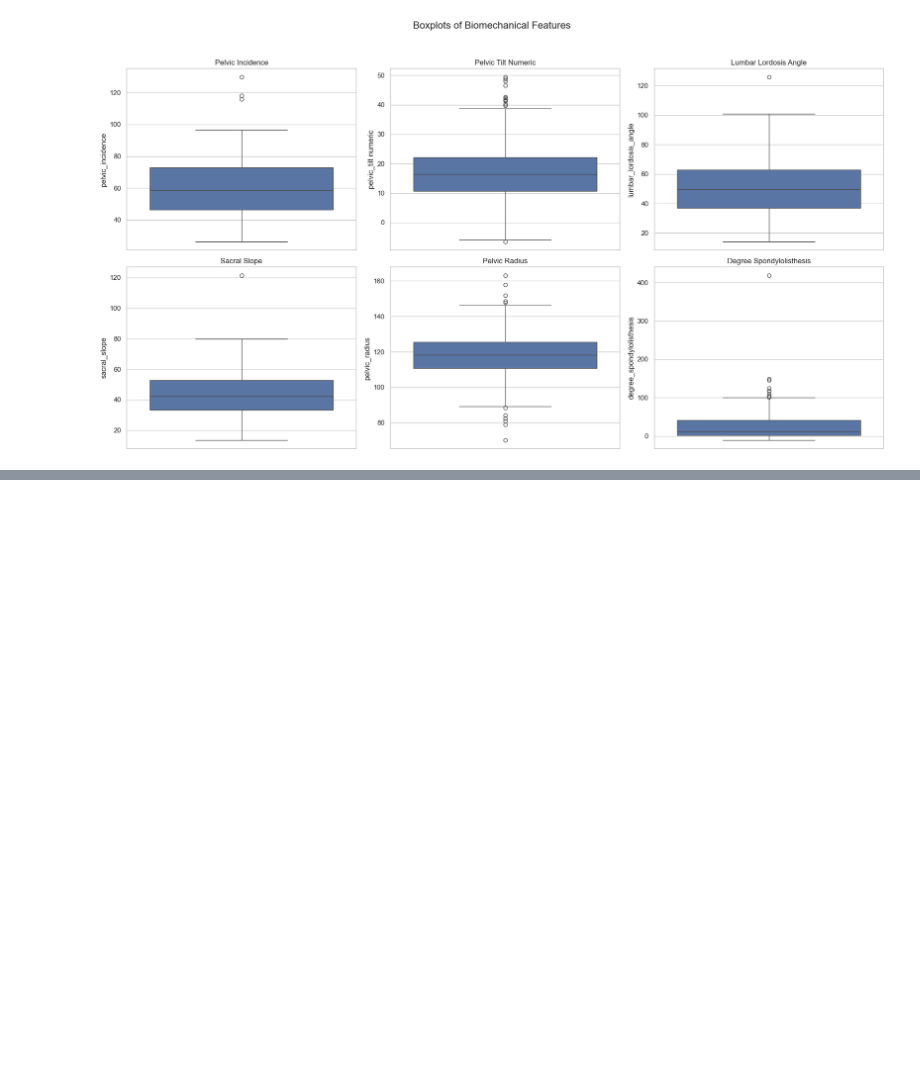
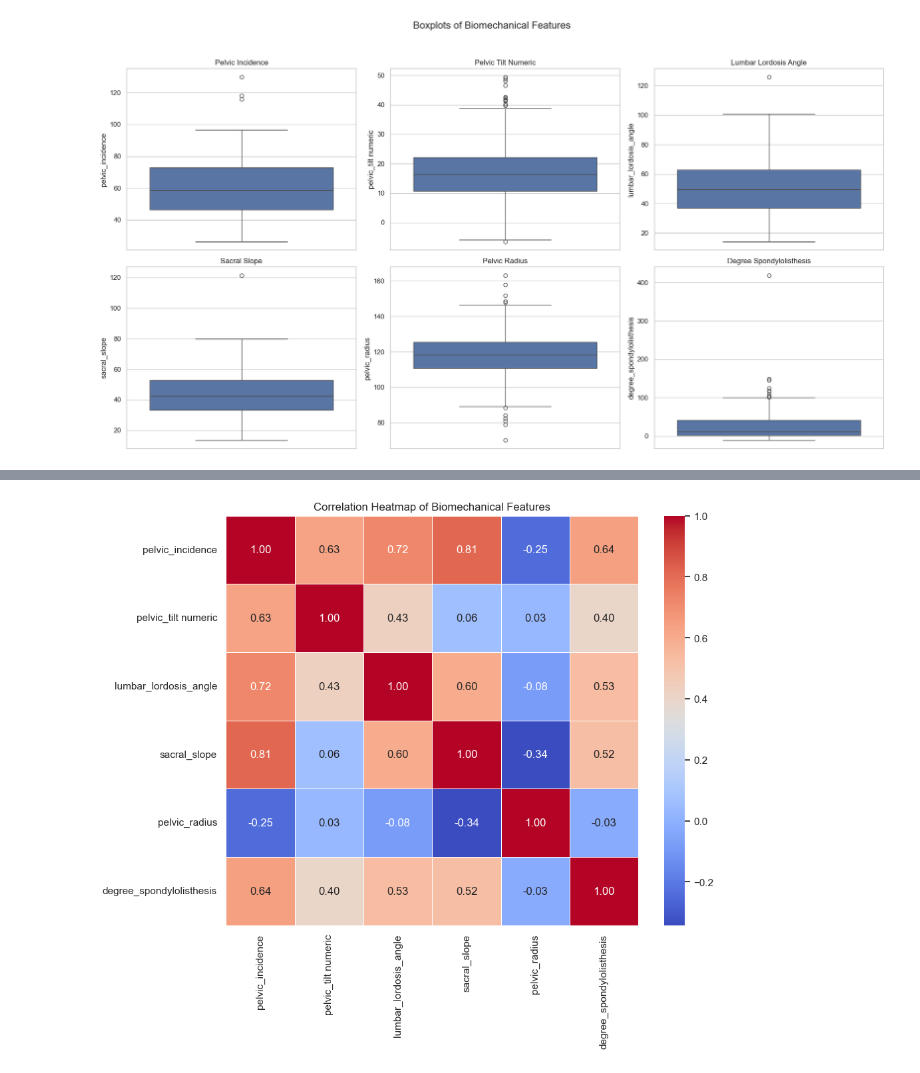
Before and after one commit to jackiecwv/SDS-CP033-spinescope, a Jupyter notebook: submissions/team-members/jackie-vescio/eda_spinescope_jackie.ipynb, the cells around one changed output, grey strips where cells are left out. Cells and saved outputs as stored; diff of their text form; code cells hidden in the pictures; blank space fills up the shorter version.

```diff
--- a/submissions/team-members/jackie-vescio/eda_spinescope_jackie.ipynb
+++ b/submissions/team-members/jackie-vescio/eda_spinescope_jackie.ipynb
@@ -159,0 +207,14 @@ Passing `palette` without assigning `hue` is deprecated and will be removed in v
+# %%
+import seaborn as sns
+import matplotlib.pyplot as plt
+
+# Compute correlation matrix (excluding the 'class' column if it's non-numeric)
+corr_matrix = df.drop('class', axis=1).corr()
+
+# Plot heatmap
+plt.figure(figsize=(10, 8))
+sns.heatmap(corr_matrix, annot=True, fmt='.2f', cmap='coolwarm', linewidths=0.5)
+plt.title('Correlation Heatmap of Biomechanical Features')
+plt.show()
+# %% [output]
+[figure, added]
```
Also changed, not shown: parts of 25 cells of this notebook, 1 other file.
